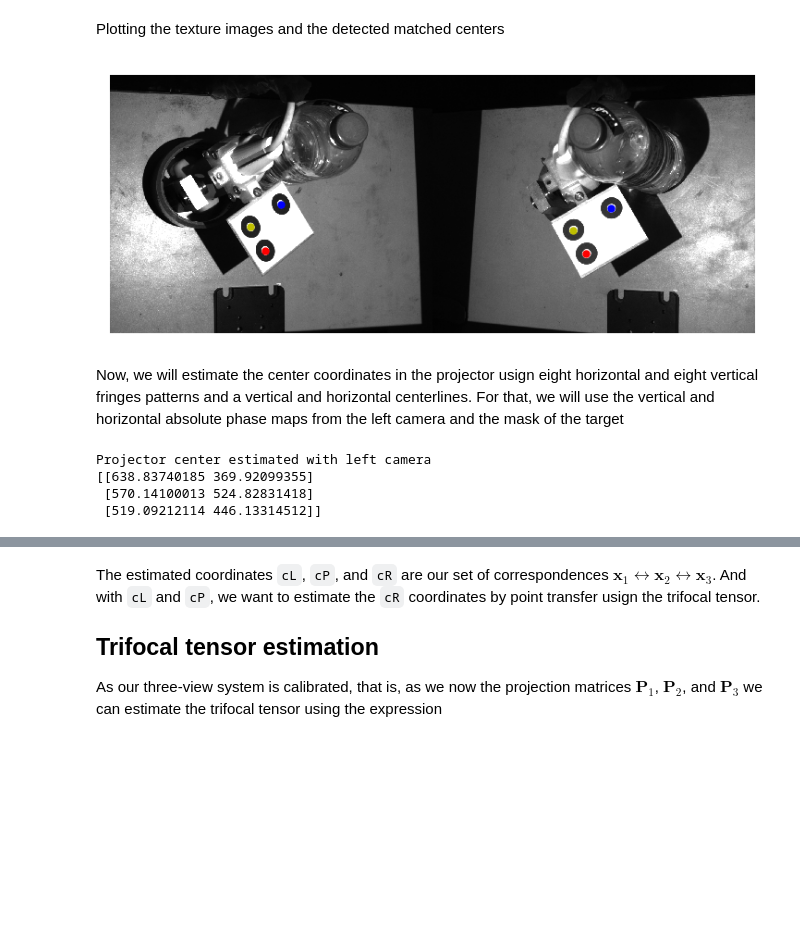
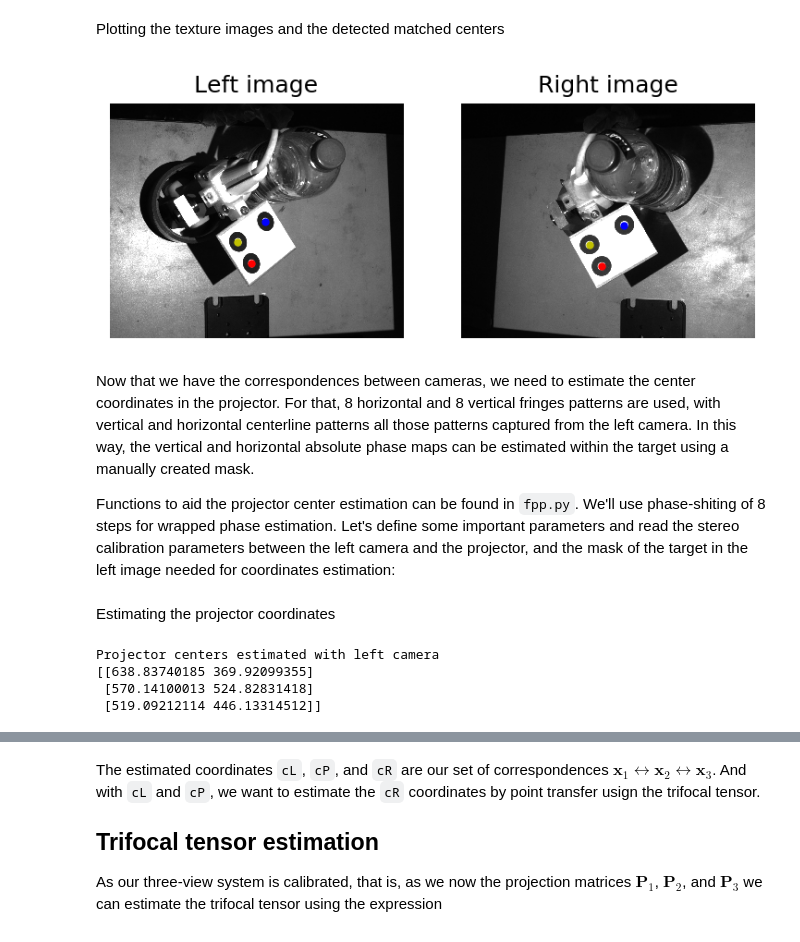
Before and after one commit to jhacsonmeza/TrifocalTensor-PointTransfer, a Jupyter notebook: PointTransfer.ipynb, the cells around one changed output, grey strips where cells are left out. Cells and saved outputs as stored; diff of their text form; code cells hidden in the pictures; blank space fills up the shorter version.

Commit message:
Improved documentation and figures

```diff
--- a/PointTransfer.ipynb
+++ b/PointTransfer.ipynb
@@ -34,0 +7,10 @@ As a first step, we'll estimate the centers of the circles in the left and right
+# %%
+import glob
+import os
+
+# Root path of dataset
+root = os.path.relpath('data/')
+
+# List of file names of input images
+imagesL = glob.glob(os.path.join(root,'L','*'))
+imagesR = glob.glob(os.path.join(root,'R','*'))
@@ -68,0 +47,9 @@ Rigth camera centers
+# %%
+import numpy as np
+
+# Load stereo calibration parameters
+paramsLR = np.load(os.path.join(root,'camL_camR.npz')) # camL-camR params
+
+# Undistort 2D center coordinates in each image (output points now are 3x1x2)
+cL = cv2.undistortPoints(cL.reshape(-1,1,2), paramsLR['K1'], paramsLR['dist1'], None, None, paramsLR['K1'])
+cR = cv2.undistortPoints(cR.reshape(-1,1,2), paramsLR['K2'], paramsLR['dist2'], None, None, paramsLR['K2'])
@@ -71,14 +80,29 @@ Plotting the texture images and the detected matched centers
 # %%
 from matplotlib import pyplot as plt
 %matplotlib inline
 
-plt.figure(dpi=150)
-plt.imshow(np.hstack([imL,imR])), plt.axis('off')
-plt.plot(cL[0,0],cL[0,1],'.b'), plt.plot(imL.shape[1]+cR[0,0],cR[0,1],'.b')
-plt.plot(cL[1,0],cL[1,1],'.r'), plt.plot(imL.shape[1]+cR[1,0],cR[1,1],'.r')
-plt.plot(cL[2,0],cL[2,1],'.y'), plt.plot(imL.shape[1]+cR[2,0],cR[2,1],'.y')
+fig, ax = plt.subplots(1,2,dpi=150)
+
+# display left image
+ax[0].imshow(imL), ax[0].axis('off')
+# plot centers
+ax[0].plot(cL[0,0],cL[0,1],'.b')
+ax[0].plot(cL[1,0],cL[1,1],'.r')
+ax[0].plot(cL[2,0],cL[2,1],'.y')
+ax[0].set_title('Left image')
+
+# display Right image
+ax[1].imshow(imR), ax[1].axis('off')
+# plot centers
+ax[1].plot(cR[0,0],cR[0,1],'.b')
+ax[1].plot(cR[1,0],cR[1,1],'.r')
+ax[1].plot(cR[2,0],cR[2,1],'.y')
+ax[1].set_title('Right image')
+
 plt.show()
 # %% [output]
-[figure, old version]
+[figure, new version]
-# %% [markdown]
-Now, we will estimate the center coordinates in the projector usign eight horizontal and eight vertical fringes patterns and a vertical and horizontal centerlines. For that, we will use the vertical and horizontal absolute phase maps from the left camera and the mask of the target
+# %% [markdown]
+Now that we have the correspondences between cameras, we need to estimate the center coordinates in the projector. For that, 8 horizontal and 8 vertical fringes patterns are used, with vertical and horizontal centerline patterns all those patterns captured from the left camera. In this way, the vertical and horizontal absolute phase maps can be estimated within the target using a manually created mask.
+
+Functions to aid the projector center estimation can be found in `fpp.py`. We'll use phase-shiting of 8 steps for wrapped phase estimation. Let's define some important parameters and read the stereo calibration parameters between the left camera and the projector, and the mask of the target in the left image needed for coordinates estimation:
@@ -85,31 +121,37 @@ Now, we will estimate the center coordinates in the projector usign eight horizo
+# %% [markdown]
+Estimating the projector coordinates
 # %%
-import fppcalib
+import fpp
+
+# Phase-shifting steps and shifts
+N = 8 # Total of steps used
+delta = 2*np.pi*np.arange(1,N+1)/N # Shifts of each image
 
 # Estimate wrapped phase in x and y directions from images
-phix, phiy = fppcalib.wrappedPhase(imagesL[2:10], imagesL[10:18], delta)
+phix, phiy = fpp.wrappedPhase(imagesL[2:10], imagesL[10:18], delta)
 
 # Use centerline images to get init point for unwrapping (phase zero point)
-p0 = fppcalib.seedPoint(imagesL[0], imagesL[1], maskL)
+p0 = fpp.seedPoint(imagesL[0], imagesL[1], maskL)
 
 # Phase unwrapping with the zero-phase point (absolute phase)
-Phix = fppcalib.spatialUnwrap(phix, p0, maskL)
-Phiy = fppcalib.spatialUnwrap(phiy, p0, maskL)
+Phix = fpp.spatialUnwrap(phix, p0, maskL)
+Phiy = fpp.spatialUnwrap(phiy, p0, maskL)
 
 # Estimate vertical phase values in the corners
-c = fppcalib.polyfit2D(Phix, maskL, 5)
-Phiv = fppcalib.polyval2D(cL[:,0], cL[:,1], c, 5)
+c = fpp.polyfit2D(Phix, maskL, 5)
+Phiv = fpp.polyval2D(cL[:,0], cL[:,1], c, 5)
 
 # Estimate horizontal phase values in the corners
-c = fppcalib.polyfit2D(Phiy, maskL, 5)
-Phih = fppcalib.polyval2D(cL[:,0], cL[:,1], c, 5)
+c = fpp.polyfit2D(Phiy, maskL, 5)
+Phih = fpp.polyval2D(cL[:,0], cL[:,1], c, 5)
 
 # Projector pixel coordinates of corners
 cP = np.c_[12/(2*np.pi)*Phiv+1280/2-1,
            12/(2*np.pi)*Phih+800/2-1]
 
-print('Projector center estimated with left camera\n{}'.format(cP))
+print('Projector centers estimated with left camera\n{}'.format(cP))
 # %% [output]
-Projector center estimated with left camera
+Projector centers estimated with left camera
 [[638.83740185 369.92099355]
  [570.14100013 524.82831418]
  [519.09212114 446.13314512]]
```
Also changed, not shown: parts of 17 cells of this notebook.
